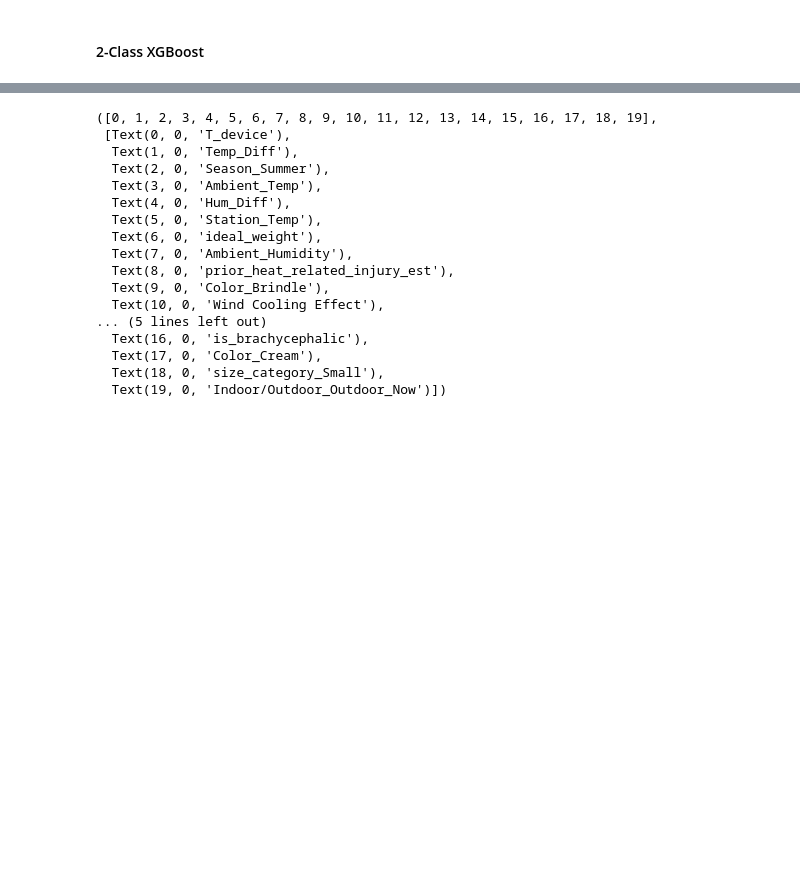
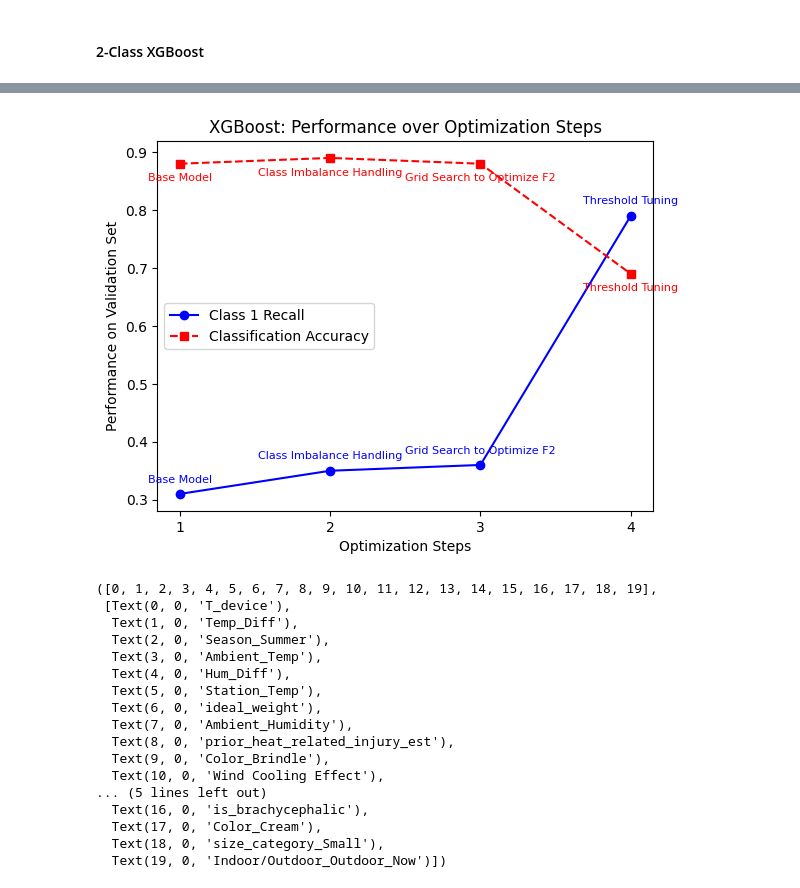
Before and after one commit to thespcrewroy/CoolDawgs_PersonalizationGrp, a Jupyter notebook: MLScript.ipynb, the cells around one changed output, grey strips where cells are left out. Cells and saved outputs as stored; diff of their text form; code cells hidden in the pictures; blank space fills up the shorter version.

```diff
--- a/MLScript.ipynb
+++ b/MLScript.ipynb
@@ -799,3 +882,35 @@ KeyboardInterrupt:
+# %%
+import matplotlib.pyplot as plt
+
+# Start storing these so we can plot diminishing returns
+x1 = [1, 2, 3, 4]
+x2 = [1, 2, 3, 4]
+class1_recall = [0.31, 0.35, 0.36, 0.79]
+macro_accuracy = [0.88, 0.89, 0.88, 0.69]
+
+# Custom labels for each step
+step_labels = ["Base Model", "Class Imbalance Handling", "Grid Search to Optimize F2", "Threshold Tuning"]
+
+# Plotting the lines
+plt.plot(x1, class1_recall, label='Class 1 Recall', color='blue', linestyle='-', marker='o')
+plt.plot(x2, macro_accuracy, label='Classification Accuracy', color='red', linestyle='--', marker='s')
+
+# Adding labels for each step
+for i, (x, y, label) in enumerate(zip(x1, class1_recall, step_labels)):
+    plt.text(x, y + 0.02, label, color='blue', fontsize=8, ha='center')
+
+for i, (x, y, label) in enumerate(zip(x2, macro_accuracy, step_labels)):
+    plt.text(x, y - 0.03, label, color='red', fontsize=8, ha='center')
+
+# Adding details
+plt.xlabel('Optimization Steps')
+plt.ylabel('Performance on Validation Set')
+plt.title('XGBoost: Performance over Optimization Steps')
+plt.xticks(x1)  # Set the x-axis ticks to match the steps (1, 2, 3, 4)
+plt.legend()  # Displays the labels defined in plt.plot()
+plt.show()
+# %% [output]
+[figure, added]
 # %%
 plt.bar(perm_df['feature'][:20], perm_df['importance_mean'][:20], yerr=perm_df['importance_std'][:20], capsize=5)
 plt.xticks(rotation=90)
```
Also changed, not shown: parts of 19 cells of this notebook, 1 other file.
